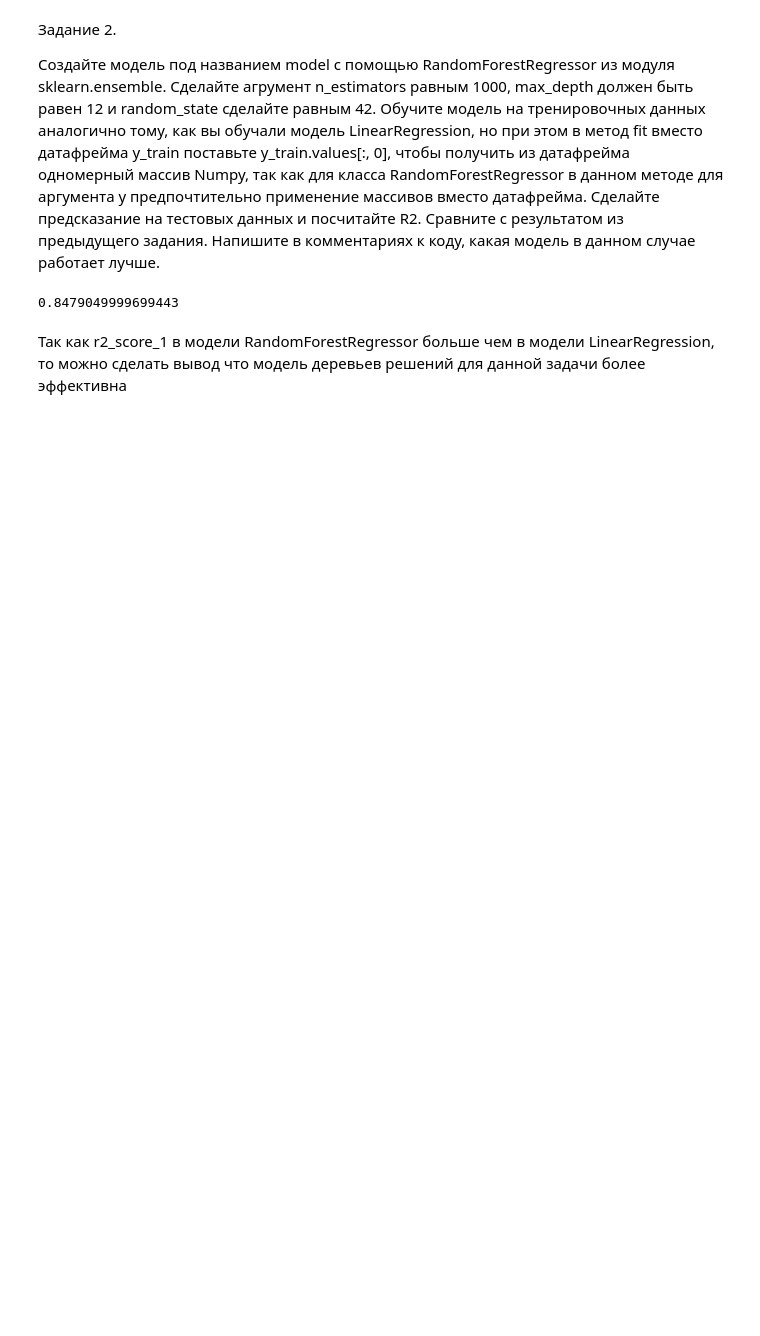
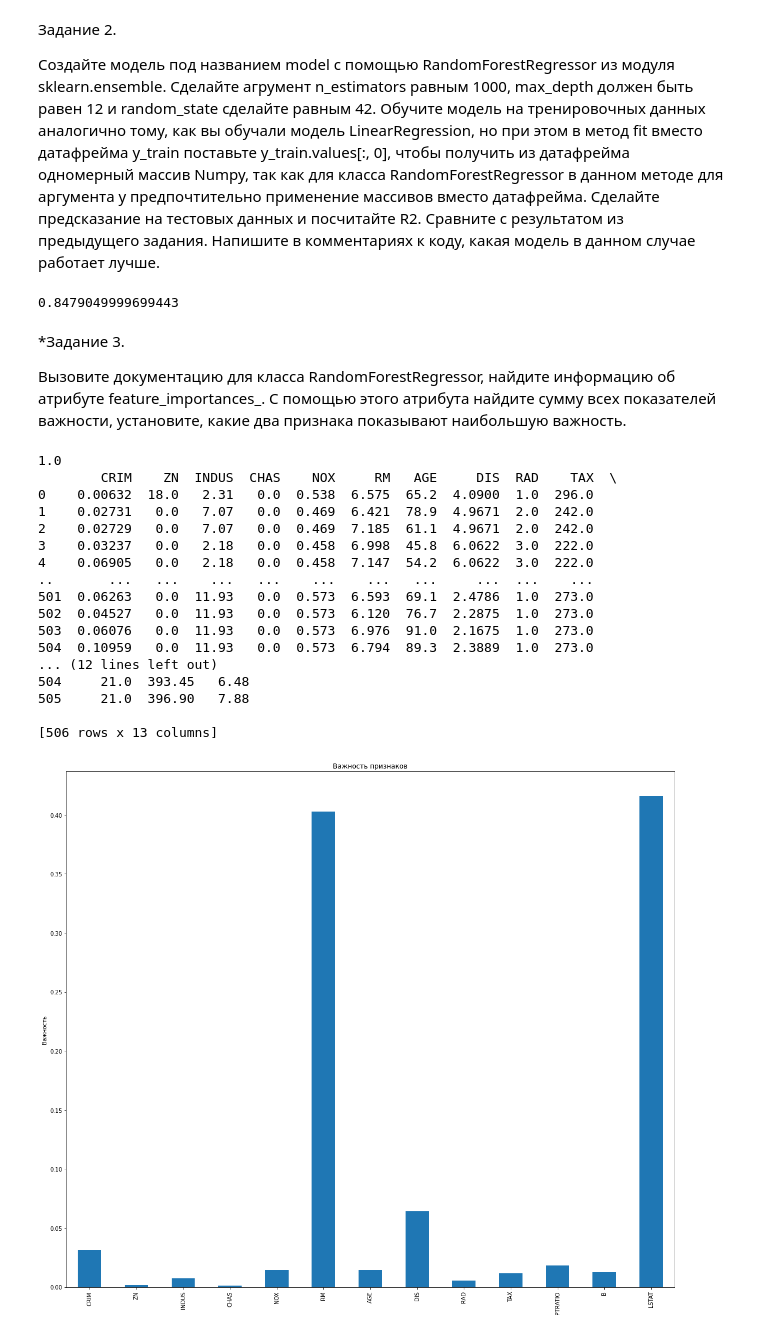
Before and after one commit to KazakovK/Python.Data, a Jupyter notebook: Lesson_3/Course_DS_Lesson_3.ipynb, the cells around one changed output. Cells and saved outputs as stored; diff of their text form; code cells hidden in the pictures; blank space fills up the shorter version.

```diff
--- a/Lesson_3/Course_DS_Lesson_3.ipynb
+++ b/Lesson_3/Course_DS_Lesson_3.ipynb
@@ -61,4 +81,42 @@ print(r2_score_1)
 # %% [output]
 0.8479049999699443
-# %% [markdown]
-Так как r2_score_1 в модели RandomForestRegressor больше чем в модели LinearRegression, то можно сделать вывод что модель деревьев решений для данной задачи более эффективна
+# %% [markdown]
+*Задание 3.
+
+Вызовите документацию для класса RandomForestRegressor,
+найдите информацию об атрибуте feature_importances_.
+С помощью этого атрибута найдите сумму всех показателей важности,
+установите, какие два признака показывают наибольшую важность.
+# %%
+# Cумма всех показателей важности
+print(model.feature_importances_.sum())
+import matplotlib.pyplot as plt
+
+model_imp = pd.Series(model.feature_importances_,X.columns)
+
+fig, ax = plt.subplots(figsize=(16,14))
+model_imp.plot.bar(ax=ax)
+ax.set_title("Важность признаков")
+ax.set_ylabel('Важность')
+fig.tight_layout()
+
+# Наибольшей важностью обладают признаки RM,LSTATS
+# %% [output]
+1.0
+        CRIM    ZN  INDUS  CHAS    NOX     RM   AGE     DIS  RAD    TAX  \
+0    0.00632  18.0   2.31   0.0  0.538  6.575  65.2  4.0900  1.0  296.0
+1    0.02731   0.0   7.07   0.0  0.469  6.421  78.9  4.9671  2.0  242.0
+2    0.02729   0.0   7.07   0.0  0.469  7.185  61.1  4.9671  2.0  242.0
+3    0.03237   0.0   2.18   0.0  0.458  6.998  45.8  6.0622  3.0  222.0
+4    0.06905   0.0   2.18   0.0  0.458  7.147  54.2  6.0622  3.0  222.0
+..       ...   ...    ...   ...    ...    ...   ...     ...  ...    ...
+501  0.06263   0.0  11.93   0.0  0.573  6.593  69.1  2.4786  1.0  273.0
+502  0.04527   0.0  11.93   0.0  0.573  6.120  76.7  2.2875  1.0  273.0
+503  0.06076   0.0  11.93   0.0  0.573  6.976  91.0  2.1675  1.0  273.0
+504  0.10959   0.0  11.93   0.0  0.573  6.794  89.3  2.3889  1.0  273.0
+... (12 lines left out)
+504     21.0  393.45   6.48
+505     21.0  396.90   7.88
+
+[506 rows x 13 columns]
+[figure, added]
```
Also changed, not shown: parts of 25 cells of this notebook, 1 other file.
